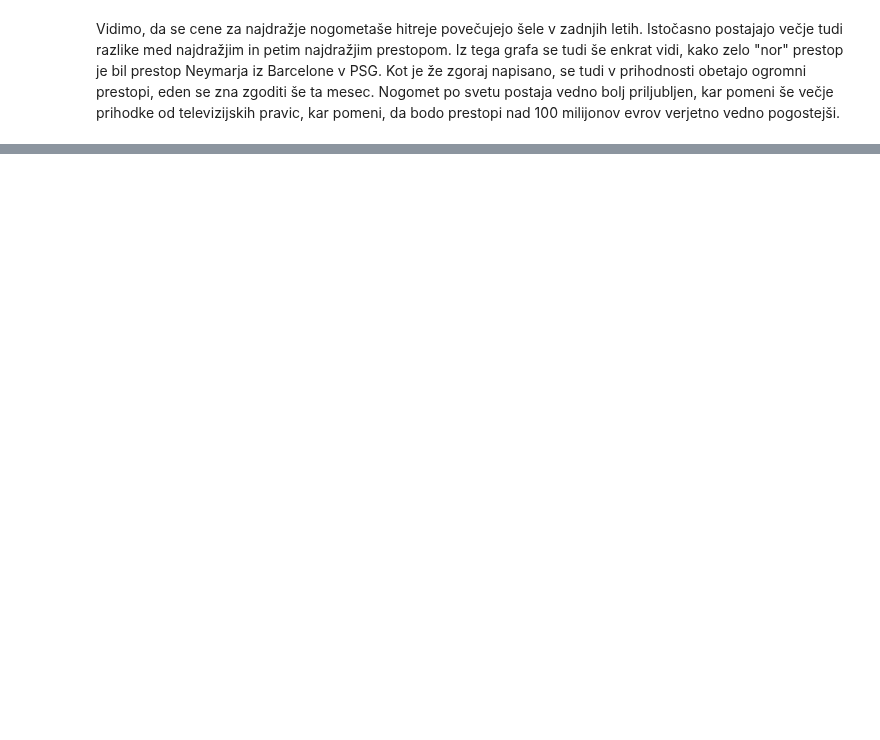
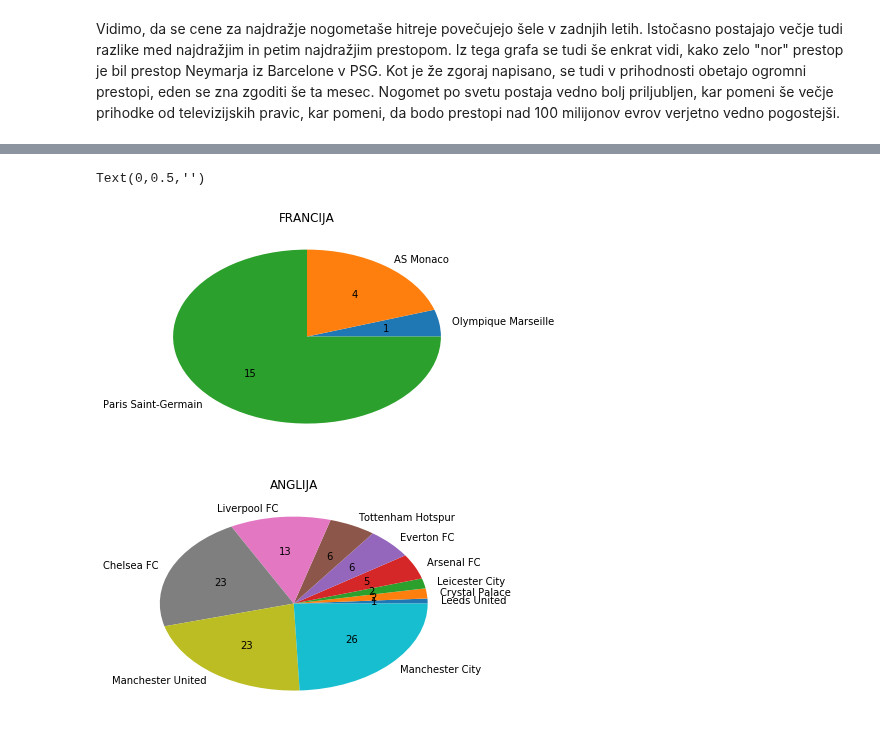
Before and after one commit to majorcek/programiranje1_nogomet, a Jupyter notebook: prestopi.ipynb, the cells around one changed output, grey strips where cells are left out. Saved outputs shown, nothing was run; the diff lists cells and outputs as text; code cells hidden in the pictures; blank space fills up the shorter version.

```diff
--- a/prestopi.ipynb
+++ b/prestopi.ipynb
@@ -309,0 +341,80 @@ Vidimo, da se cene za najdražje nogometaše hitreje povečujejo šele v zadnjih
+# %%
+#funkcija, ki na grafe napiše točne številke
+def make_autopct(values):
+    def my_autopct(pct):
+        total = sum(values)
+        val = int(round(pct*total/100.0))
+        return '{v:d}'.format(p=pct,v=val)
+    return my_autopct
+
+Francija = prestopi[prestopi['liga2'] == 'France'].groupby('klub2').count()['ime']
+Francija = Francija.to_frame()
+Francija = Francija.sort_values(by = 'ime')#, ascending = False)
+Francija = Francija.reset_index()
+Francija.columns = ['klub', 'št. nakupov']
+Francija['št. nakupov'] = Francija['št. nakupov']
+Francija.index = Francija['klub']
+
+cifre = Francija['št. nakupov'].astype('int')
+graf_Francija = Francija.plot(kind = 'pie', y = 'št. nakupov', autopct = make_autopct(cifre), legend = False, title = 'FRANCIJA')
+y_axis = graf_Francija.axes.get_yaxis()
+y_axis.set_label_text('')
+
+
+Anglija = prestopi[prestopi['liga2'] == 'England'].groupby('klub2').count()['ime']
+Anglija = Anglija.to_frame()
+Anglija = Anglija.sort_values(by = 'ime')#, ascending = False)
+Anglija = Anglija.reset_index()
+Anglija.columns = ['klub', 'št. nakupov']
+Anglija['št. nakupov'] = Anglija['št. nakupov']
+Anglija.index = Anglija['klub']
+
+cifre = Anglija['št. nakupov'].astype('int')
+graf_Anglija = Anglija.plot(kind = 'pie', y = 'št. nakupov', autopct = make_autopct(cifre), legend = False, title = 'ANGLIJA')
+y_axis = graf_Anglija.axes.get_yaxis()
+y_axis.set_label_text('')
+
+
+Španija = prestopi[prestopi['liga2'] == 'Spain'].groupby('klub2').count()['ime']
+Španija = Španija.to_frame()
+Španija = Španija.sort_values(by = 'ime')#, ascending = False)
+Španija = Španija.reset_index()
+Španija.columns = ['klub', 'št. nakupov']
+Španija['št. nakupov'] = Španija['št. nakupov']
+Španija.index = Španija['klub']
+
+cifre = Španija['št. nakupov'].astype('int')
+graf_Španija = Španija.plot(kind = 'pie', y = 'št. nakupov', autopct = make_autopct(cifre), legend = False, title = 'ŠPANIJA')
+y_axis = graf_Španija.axes.get_yaxis()
+y_axis.set_label_text('')
+
+
+Nemčija = prestopi[prestopi['liga2'] == 'Germany'].groupby('klub2').count()['ime']
+Nemčija = Nemčija.to_frame()
+Nemčija = Nemčija.sort_values(by = 'ime')#, ascending = False)
+Nemčija = Nemčija.reset_index()
+Nemčija.columns = ['klub', 'št. nakupov']
+Nemčija['št. nakupov'] = Nemčija['št. nakupov']
+Nemčija.index = Nemčija['klub']
+
+cifre = Nemčija['št. nakupov'].astype('int')
+graf_Nemčija = Nemčija.plot(kind = 'pie', y = 'št. nakupov', autopct = make_autopct(cifre), legend = False, title = 'NEMČIJA')
+y_axis = graf_Nemčija.axes.get_yaxis()
+y_axis.set_label_text('')
+
+Italija = prestopi[prestopi['liga2'] == 'Italy'].groupby('klub2').count()['ime']
+Italija = Italija.to_frame()
+Italija = Italija.sort_values(by = 'ime')#, ascending = False)
+Italija = Italija.reset_index()
+Italija.columns = ['klub', 'št. nakupov']
+Italija['št. nakupov'] = Italija['št. nakupov']
+Italija.index = Italija['klub']
+
+cifre = Italija['št. nakupov'].astype('int')
+graf_Italija = Italija.plot(kind = 'pie', y = 'št. nakupov', autopct = make_autopct(cifre), legend = False, title = 'ITALIJA')
+y_axis = graf_Italija.axes.get_yaxis()
+y_axis.set_label_text('')
+# %% [output]
+Text(0,0.5,'')
+[figure, added]
+[figure, added]
```
Also changed, not shown: parts of 8 cells of this notebook.
